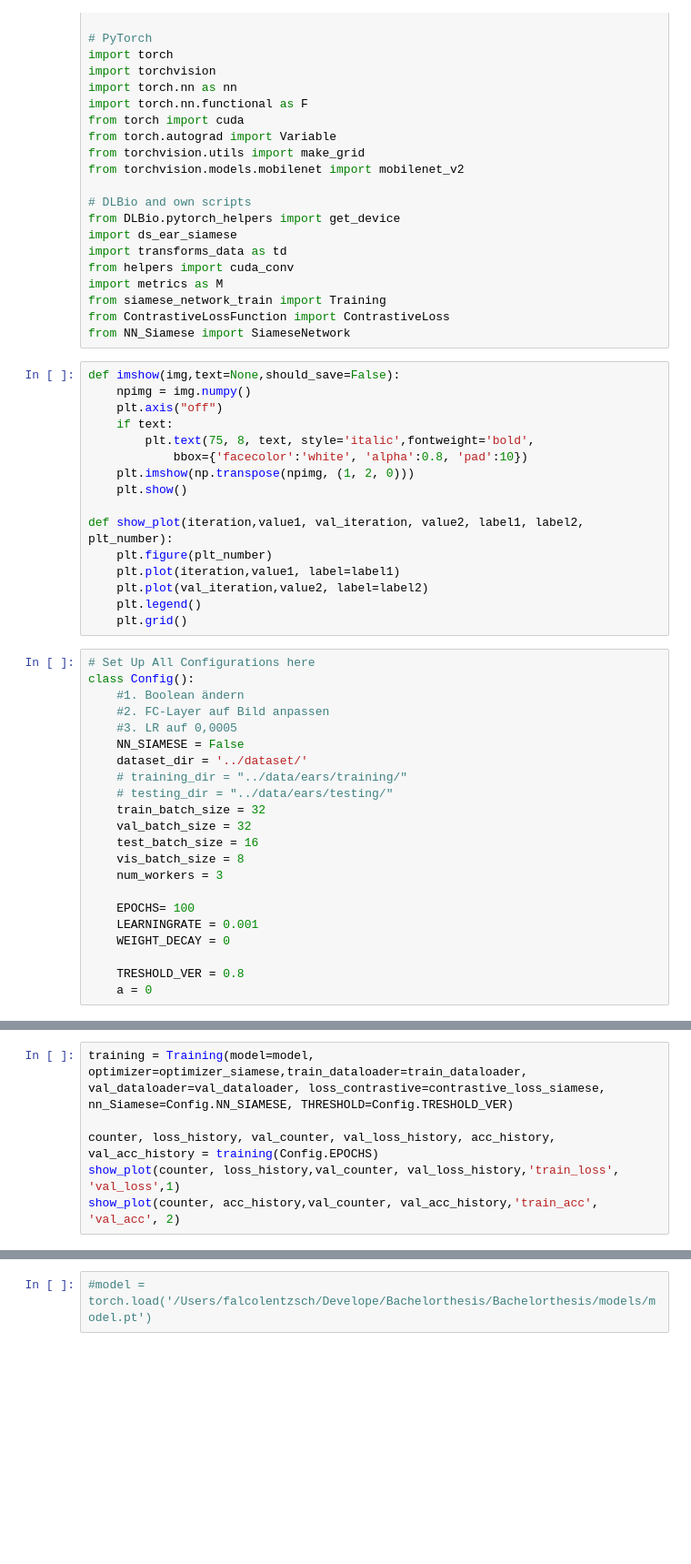
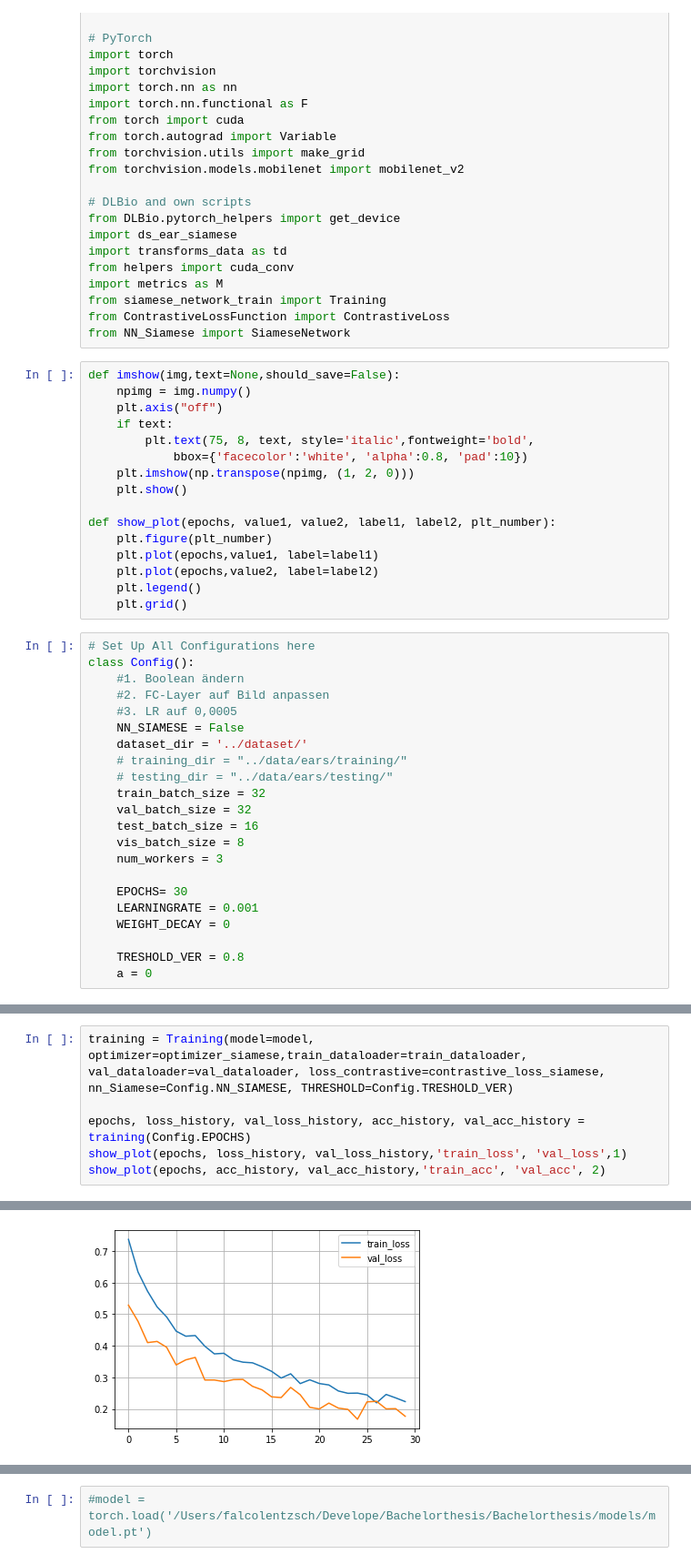
Before and after one commit to royalts1011/Bachelorthesis, a Jupyter notebook: Siamese_MobileNetV2_Train.ipynb, the cells around one changed output, grey strips where cells are left out. Shown at 91% size. Cells and saved outputs as stored; diff of their text form; blank space fills up the shorter version.

Commit message:
noew metrics per epoch

```diff
--- a/Siamese_MobileNetV2_Train.ipynb
+++ b/Siamese_MobileNetV2_Train.ipynb
@@ -33,10 +33,10 @@ def imshow(img,text=None,should_save=False):
     plt.imshow(np.transpose(npimg, (1, 2, 0)))
     plt.show()
 
-def show_plot(iteration,value1, val_iteration, value2, label1, label2, plt_number):
+def show_plot(epochs, value1, value2, label1, label2, plt_number):
     plt.figure(plt_number)
-    plt.plot(iteration,value1, label=label1)
-    plt.plot(val_iteration,value2, label=label2)
+    plt.plot(epochs,value1, label=label1)
+    plt.plot(epochs,value2, label=label2)
     plt.legend()
     plt.grid()
 # %%
@@ -55,7 +55,7 @@ class Config():
     vis_batch_size = 8
     num_workers = 3
 
-    EPOCHS= 100
+    EPOCHS= 30
     LEARNINGRATE = 0.001
     WEIGHT_DECAY = 0
 
@@ -171,6 +189,7 @@ get_num_params(model,True)
 # %%
 training = Training(model=model, optimizer=optimizer_siamese,train_dataloader=train_dataloader, val_dataloader=val_dataloader, loss_contrastive=contrastive_loss_siamese, nn_Siamese=Config.NN_SIAMESE, THRESHOLD=Config.TRESHOLD_VER)
 
-counter, loss_history, val_counter, val_loss_history, acc_history, val_acc_history = training(Config.EPOCHS)
-show_plot(counter, loss_history,val_counter, val_loss_history,'train_loss', 'val_loss',1)
-show_plot(counter, acc_history,val_counter, val_acc_history,'train_acc', 'val_acc', 2)
+epochs, loss_history, val_loss_history, acc_history, val_acc_history = training(Config.EPOCHS)
+show_plot(epochs, loss_history, val_loss_history,'train_loss', 'val_loss',1)
+show_plot(epochs, acc_history, val_acc_history,'train_acc', 'val_acc', 2)
+# %% [output]
@@ -176,0 +213 @@ show_plot(counter, acc_history,val_counter, val_acc_history,'train_acc', 'val_ac
+[figure, added]
```
Also changed, not shown: parts of 8 cells of this notebook, 1 other file.
